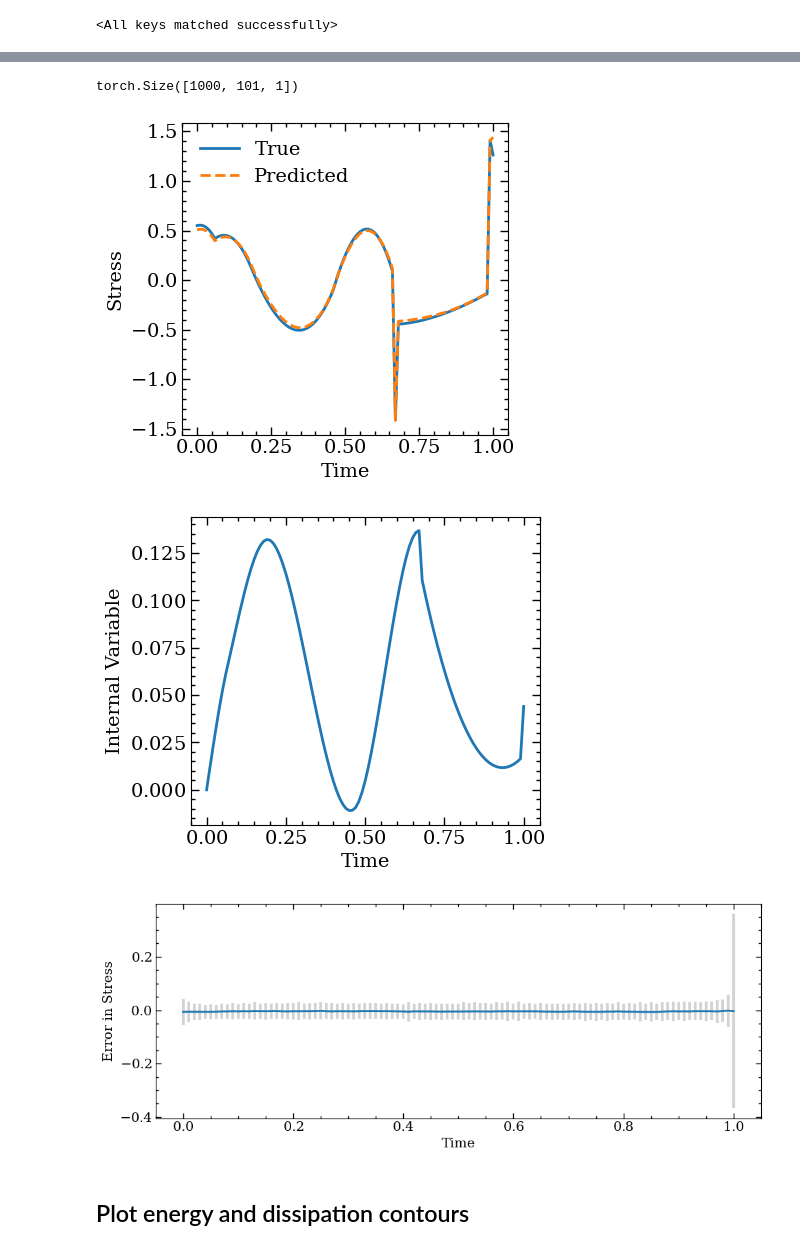
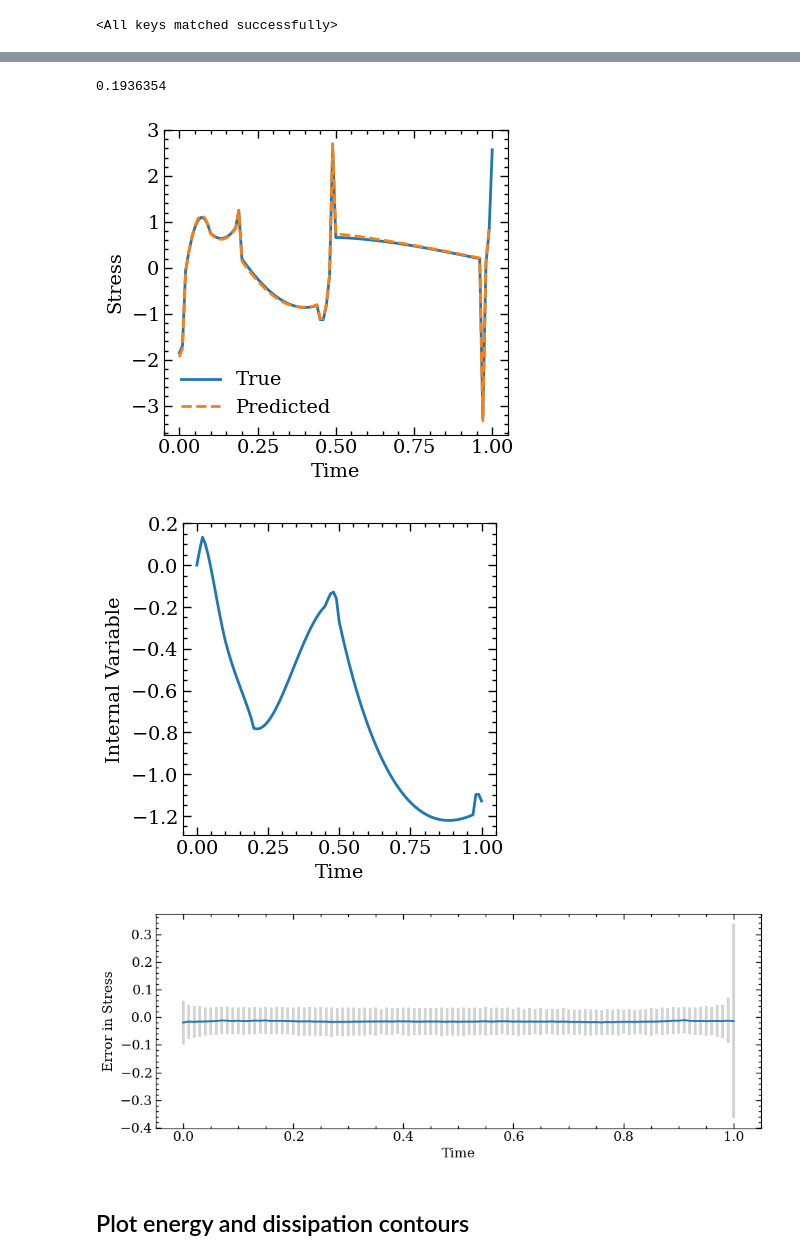
Before and after one commit to m-raj/microstructure-dependent-material-model, a Jupyter notebook: post_processing.ipynb, the cells around one changed output, grey strips where cells are left out. Drawn from its saved outputs; the diff is of its cells as text; code cells hidden in the pictures.

Commit message:
some visualization notebooks

```diff
--- a/post_processing.ipynb
+++ b/post_processing.ipynb
@@ -3,8 +3,12 @@ import torch, pickle, argparse
 import importlib
 from fig_settings import *
 # %%
-params = torch.load('material_model_run_3/args.pkl', weights_only=True)
+run_id = 'material_model_run_b4'
+params = torch.load(run_id+'/args.pkl', weights_only=True)
 args = argparse.Namespace(**params)
+folder = f'overleaf/figs/{run_id}'
+if not os.path.exists(folder):
+    os.makedirs(folder)
 # %%
 mm = importlib.import_module(args.material_model)
 from util import LossFunction
@@ -38,3 +42,20 @@ ae_E.load_state_dict(torch.load(f"{args.encoder_path}/ae_E.pth", weights_only=Tr
 ae_nu.load_state_dict(torch.load(f"{args.encoder_path}/ae_nu.pth", weights_only=True, map_location=torch.device('cpu')))
 # %% [output]
 <All keys matched successfully>
+# %%
+energy_input_dim = (1, 1, args.encoder_latent_dim * 2)
+energy_hidden_dim = args.hidden_dim
+dissipation_input_dim = (1, 1, args.encoder_latent_dim * 2)
+dissipation_hidden_dim = args.hidden_dim
+
+vmm = mm.ViscoelasticMaterialModelM(
+    energy_input_dim,
+    energy_hidden_dim,
+    dissipation_input_dim,
+    dissipation_hidden_dim,
+    ae_E.encoder,
+    ae_nu.encoder,
+    dt = step/5000.0
+).to(device)
+
+vmm.load_state_dict(torch.load(f"material_model_run_{args.run_id}/vmm.pth", weights_only=True, map_location=torch.device('cpu')))
@@ -40,0 +64,6 @@ ae_nu.load_state_dict(torch.load(f"{args.encoder_path}/ae_nu.pth", weights_only=
+# %%
+e_temp = torch.repeat_interleave(torch.tensor(0.4, requires_grad=True).reshape(1, 1), E.shape[0], 0).to(device)
+xi = torch.ones_like(e_temp)
+w = vmm.energy_function(e_temp, xi, E, nu)
+s = torch.autograd.grad(w.sum(), e_temp, create_graph=True, retain_graph=True)[0]
+E0 = torch.autograd.grad(s.sum(), e_temp)[0]
@@ -83,27 +112,33 @@ spred, xipred = mm.prediction_step_M(vmm, e, e_dot, E, nu)
-# %%
-xipred.shape
-# %% [output]
-torch.Size([1000, 101, 1])
+# %%
+spred, xipred = mm.prediction_step(vmm, e, e_dot, E, nu)
+rel_error = loss_function.L2RelativeError(spred, s, reduction=None).detach().cpu().numpy()
+# %%
+rel_error[rel_error.argsort()[-3]]
+# %% [output]
+0.1936354
 # %%
-id = 41
+id = rel_error.argsort()[-2]
 time = torch.linspace(0, 1, s.shape[1])
 plt.figure(figsize=(4.5,4))
 plt.plot(time, s[id, :, 0].cpu().detach().numpy(), label="True")
 plt.plot(time, spred[id, :, 0].cpu().detach().numpy(), '--', label="Predicted")
 plt.legend()
 plt.xlabel("Time")
 plt.ylabel("Stress")
 plt.tight_layout()
+plt.savefig(f"{folder}/stress_prediction.pdf")
 plt.show()
 
 plt.figure(figsize=(4.5,4))
 plt.plot(time, xipred[id, :, 0].cpu().detach().numpy(), label="True")
 plt.xlabel("Time")
 plt.ylabel("Internal Variable")
+plt.tight_layout()
+# plt.savefig(f"{folder}/internal_variable_prediction.pdf")
 plt.show()
 # %% [output]
-[figure, old version]
+[figure, new version]
-[figure, old version]
+[figure, new version]
 # %%
 error = s - spred
 mean = torch.mean(error, dim=0)
@@ -118,9 +153,10 @@ plt.errorbar(time,
 plt.xlabel("Time")
 plt.ylabel("Error in Stress")
 plt.tight_layout()
+plt.savefig(f"{folder}/stress_prediction_error.pdf")
 plt.show()
 # %% [output]
-[figure, old version]
+[figure, new version]
 # %% [markdown]
 ## Plot energy and dissipation contours
 # %%
```
Also changed, not shown: parts of 13 cells of this notebook, 3 other files.
